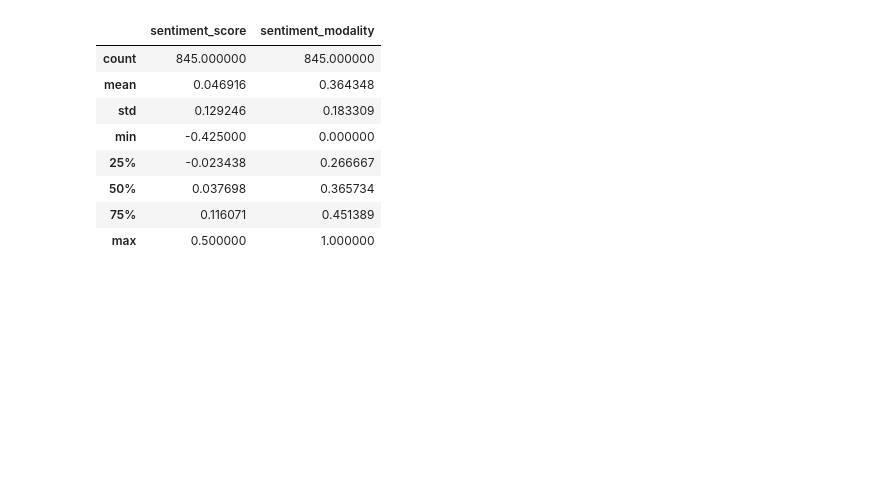
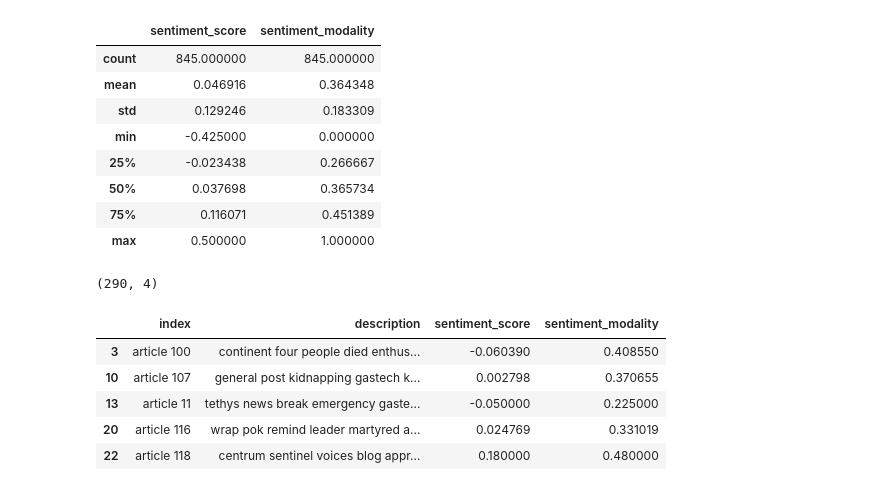
Before and after one commit to hypothetical-lemon/COMP4449-capstone, a Jupyter notebook: final/KronosKidnapping/heather_lemon_final_kidnappingreport.ipynb, the cells around one changed output. Saved outputs shown, nothing was run; the diff lists cells and outputs as text; code cells hidden in the pictures; blank space fills up the shorter version.

```diff
--- a/final/KronosKidnapping/heather_lemon_final_kidnappingreport.ipynb
+++ b/final/KronosKidnapping/heather_lemon_final_kidnappingreport.ipynb
@@ -590,3 +622,15 @@ articles_df.describe()
 px.bar(articles_df, x='index', y='sentiment_score')
 # %%
 px.bar(articles_df, x='index', y='sentiment_modality')
+# %%
+police_news = articles_df.query("description.str.contains('police')", engine='python', inplace=False)
+print(police_news.shape)
+police_news.head()
+# %% [output]
+(290, 4)
+|  | index | description | sentiment_score | sentiment_modality |
+| 3 | article 100 | continent four people died enthus... | -0.060390 | 0.408550 |
+| 10 | article 107 | general post kidnapping gastech k... | 0.002798 | 0.370655 |
+| 13 | article 11 | tethys news break emergency gaste... | -0.050000 | 0.225000 |
+| 20 | article 116 | wrap pok remind leader martyred a... | 0.024769 | 0.331019 |
+| 22 | article 118 | centrum sentinel voices blog appr... | 0.180000 | 0.480000 |
```
Also changed, not shown: parts of 11 cells of this notebook.
